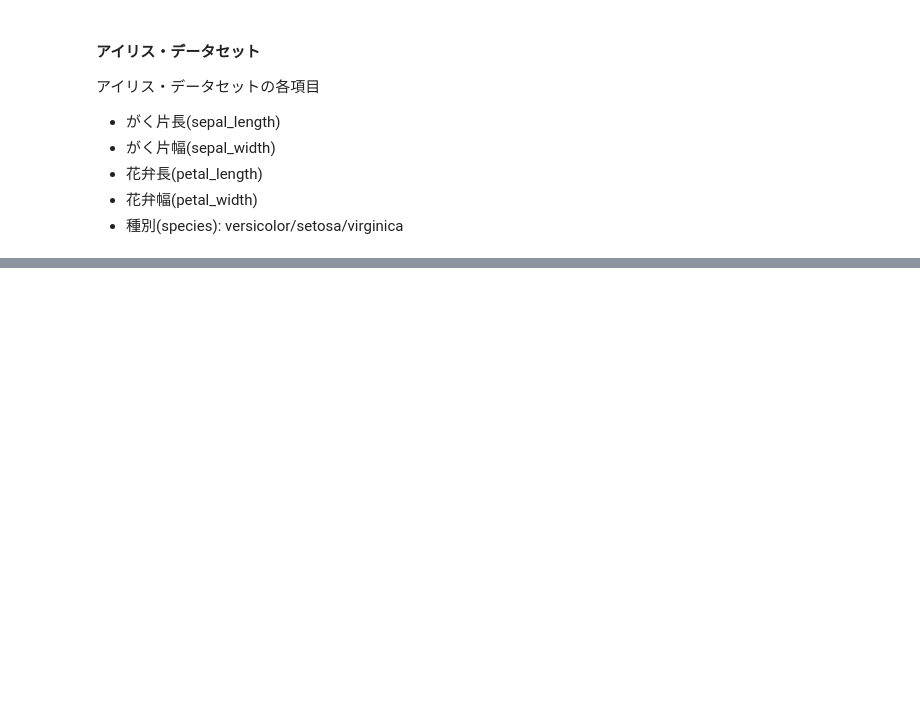
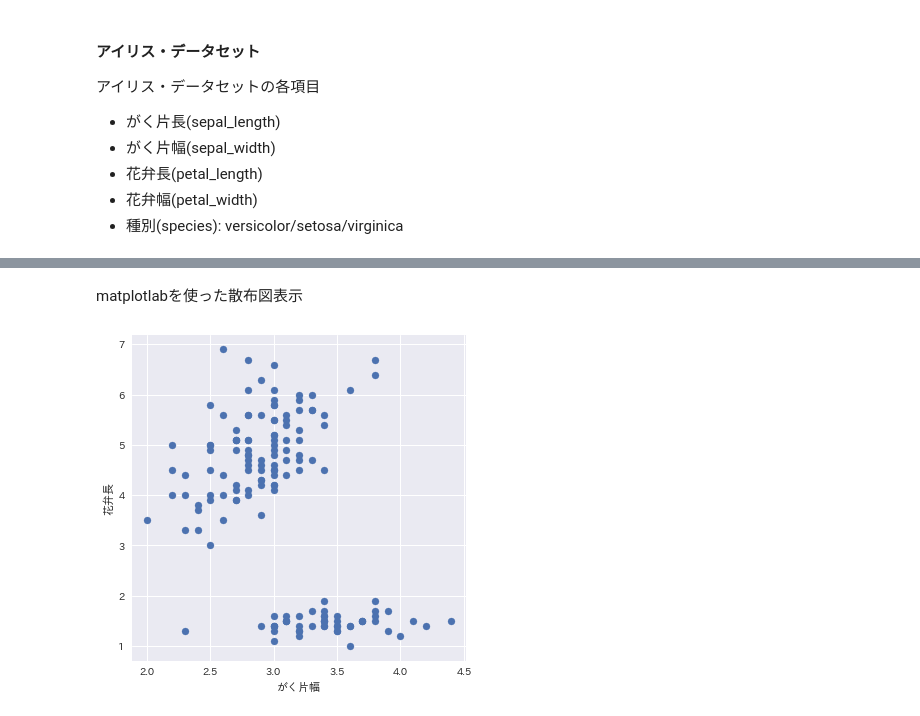
Before and after one commit to ginmaruGH/Creating_Profitable_AI_with_Python_nkbp, a Jupyter notebook: jupyter/ch04_01_data_process.ipynb, the cells around one changed output, grey strips where cells are left out. Cells and saved outputs as stored; diff of their text form; code cells hidden in the pictures; blank space fills up the shorter version.

```diff
--- a/jupyter/ch04_01_data_process.ipynb
+++ b/jupyter/ch04_01_data_process.ipynb
@@ -191,3 +191,16 @@ plt.show()
 - 花弁長(petal_length)
 - 花弁幅(petal_width)
 - 種別(species): versicolor/setosa/virginica
+# %%
+# 追加ライブラリのインポート
+import seaborn as sns
+
+# サンプルデータの読み込み
+df_iris = sns.load_dataset("iris")
+
+# 項目名の日本語化
+columns_i = ['がく片長', 'がく片幅', '花弁長', '花弁幅', '種別']
+df_iris.columns = columns_i
+
+# データの内容
+display(df_iris.head())
@@ -193,0 +214,16 @@ plt.show()
+# %% [markdown]
+matplotlabを使った散布図表示
+# %%
+# グラフ描画領域の調整
+plt.figure(figsize=(6, 6))
+
+# 散布図の表示
+plt.scatter(df_iris['がく片幅'], df_iris['花弁長'])
+
+# ラベル表示
+plt.xlabel('がく片幅')
+plt.ylabel('花弁長')
+
+plt.show()
+# %% [output]
+[figure, added]
```
Also changed, not shown: parts of 14 cells of this notebook, 1 other file.
